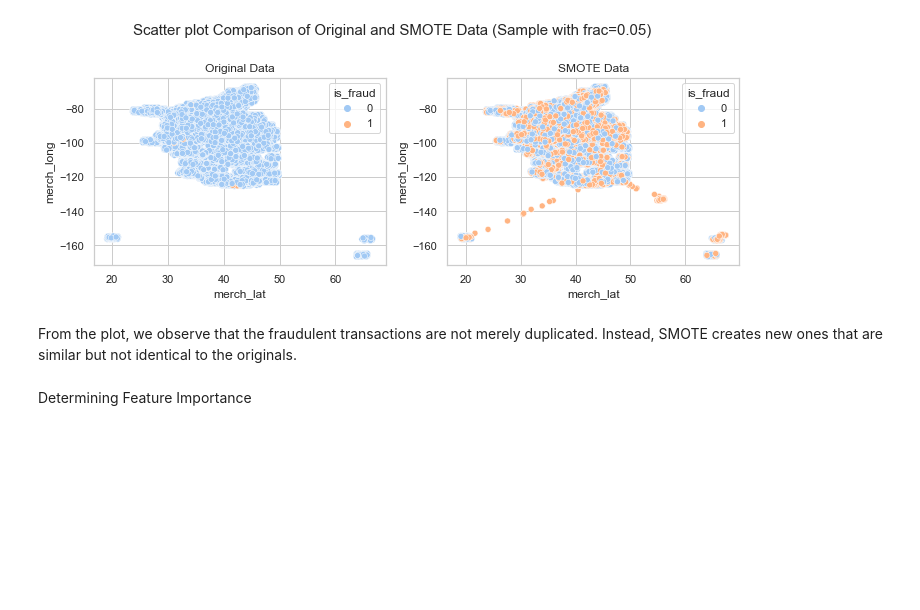
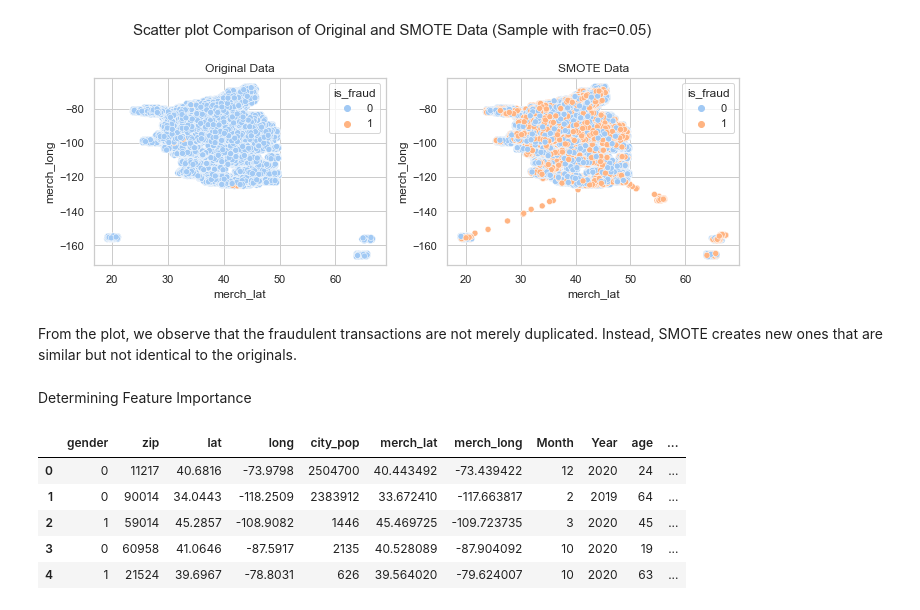
Before and after one commit to saxyrinchen/bt4012_project, a Jupyter notebook: data_preprocessing.ipynb, the cells around one changed output. Saved outputs shown, nothing was run; the diff lists cells and outputs as text; code cells hidden in the pictures; blank space fills up the shorter version.

```diff
--- a/data_preprocessing.ipynb
+++ b/data_preprocessing.ipynb
@@ -811,3 +811,12 @@ Determining Feature Importance
 y_train = df3['is_fraud']
 df3 = df3.drop('is_fraud', axis = 1)
 X_train = df3
+# %%
+df3.head()
+# %% [output]
+|  | gender | zip | lat | long | city_pop | merch_lat | merch_long | Month | Year | age | ... |
+| 0 | 0 | 11217 | 40.6816 | -73.9798 | 2504700 | 40.443492 | -73.439422 | 12 | 2020 | 24 | ... |
+| 1 | 0 | 90014 | 34.0443 | -118.2509 | 2383912 | 33.672410 | -117.663817 | 2 | 2019 | 64 | ... |
+| 2 | 1 | 59014 | 45.2857 | -108.9082 | 1446 | 45.469725 | -109.723735 | 3 | 2020 | 45 | ... |
+| 3 | 0 | 60958 | 41.0646 | -87.5917 | 2135 | 40.528089 | -87.904092 | 10 | 2020 | 19 | ... |
+| 4 | 1 | 21524 | 39.6967 | -78.8031 | 626 | 39.564020 | -79.624007 | 10 | 2020 | 63 | ... |
```
